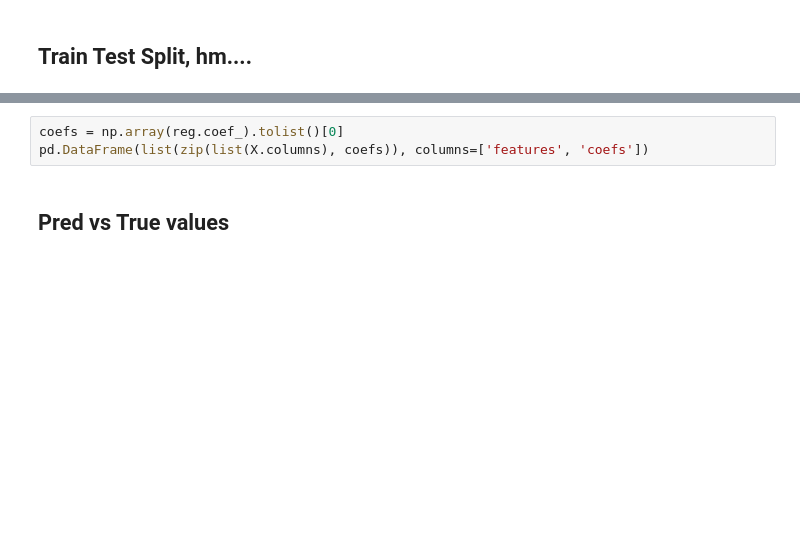
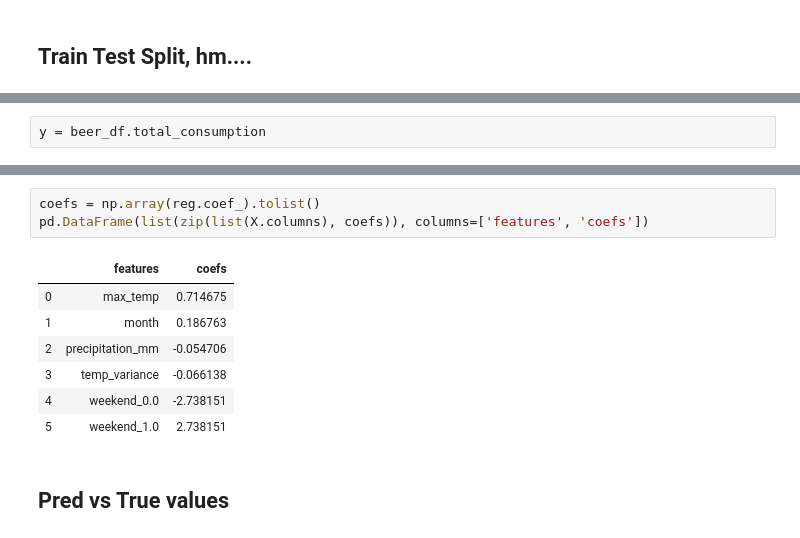
Before and after one commit to RafaelBroseghini/Data-Analysis-Visualizations-ML, a Jupyter notebook: src/linear-regression/beer-consumption/beer-consumption-notebook.ipynb, the cells around one changed output, grey strips where cells are left out. Drawn from its saved outputs; the diff is of its cells as text; blank space fills up the shorter version.

```diff
--- a/src/linear-regression/beer-consumption/beer-consumption-notebook.ipynb
+++ b/src/linear-regression/beer-consumption/beer-consumption-notebook.ipynb
@@ -340,0 +410,2 @@ y = beer_df[['total_consumption']]
+# %%
+y = beer_df.total_consumption
@@ -347,6 +430,14 @@ print(f"{r2_score:.2f} variance explained.")
 # %%
-coefs = np.array(reg.coef_).tolist()[0]
+coefs = np.array(reg.coef_).tolist()
 pd.DataFrame(list(zip(list(X.columns), coefs)), columns=['features', 'coefs'])
+# %% [output]
+|  | features | coefs |
+| 0 | max_temp | 0.714675 |
+| 1 | month | 0.186763 |
+| 2 | precipitation_mm | -0.054706 |
+| 3 | temp_variance | -0.066138 |
+| 4 | weekend_0.0 | -2.738151 |
+| 5 | weekend_1.0 | 2.738151 |
 # %% [markdown]
 ## Pred vs True values
 # %%
```
Also changed, not shown: parts of 29 cells of this notebook, 2 other files.
